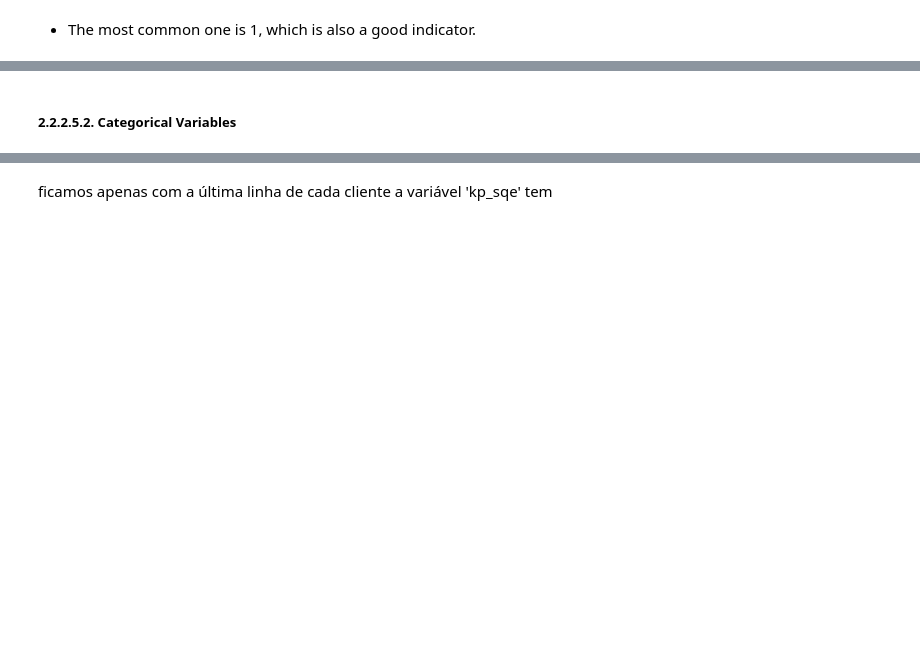
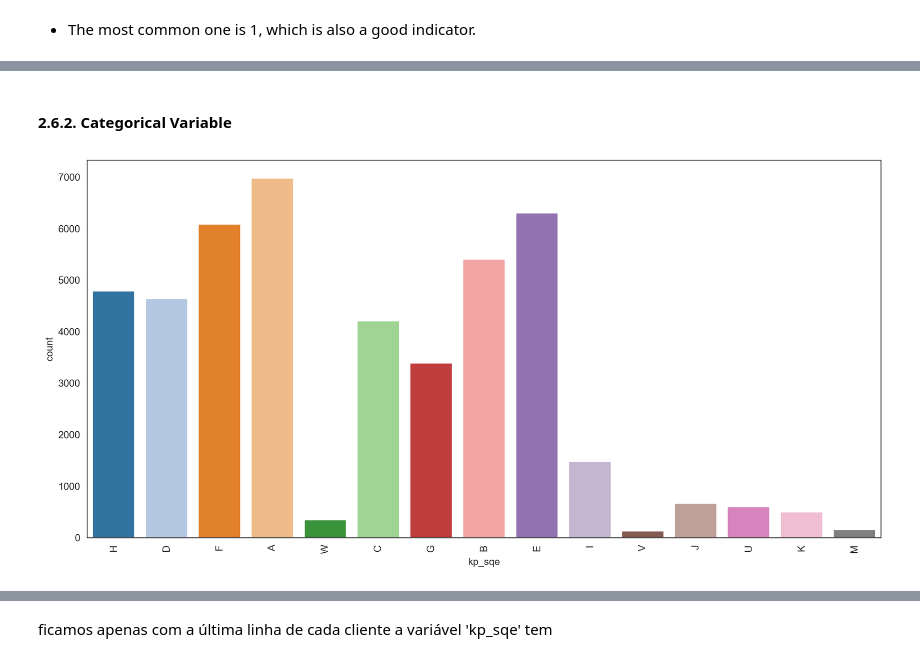
Before and after one commit to Alanog10/BNP-Paribas, a Jupyter notebook: Joao novo.ipynb, the cells around one changed output, grey strips where cells are left out. Cells and saved outputs as stored; diff of their text form; code cells hidden in the pictures; blank space fills up the shorter version.

```diff
--- a/Joao novo.ipynb
+++ b/Joao novo.ipynb
@@ -862,7 +1039,7 @@ plt.show()
 # %% [markdown]
-##### 2.2.2.5.2. Categorical Variables
+#### 2.6.2. Categorical Variable
 # %%
-import matplotlib.pyplot as plt
+'''import matplotlib.pyplot as plt
 import seaborn as sns
 
 # Set white background style
@@ -875,31 +1052,33 @@ def get_palette(CREDSCORE, column):
 
 # Specify the variable to plot
 column_to_plot = 'kp_sqe'  # replace with your actual column name
 
 # Generate palette
 palette = get_palette(CREDSCORE, column_to_plot)
 
 # Create figure
 plt.figure(dpi=300, figsize=(12, 6))
 plt.gcf().patch.set_facecolor('white')
 
 # Create count plot
 sns.countplot(
     data=CREDSCORE,
     x=column_to_plot,
     hue=column_to_plot,
     palette=palette,
     dodge=False
 )
 
 # Rotate x-axis labels for readability
 plt.xticks(rotation=90)
 
 # Remove legend (optional)
 plt.legend([],[], frameon=False)
 
 # Adjust layout
 plt.tight_layout()
 
 # Show plot
-plt.show()
+plt.show()'''
+# %% [output]
+[figure, added]
```
Also changed, not shown: parts of 101 cells of this notebook.
